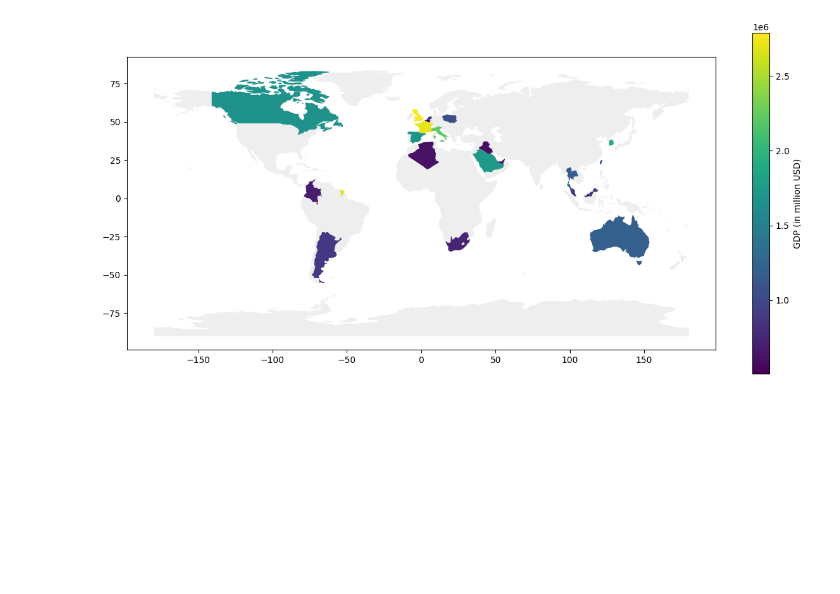
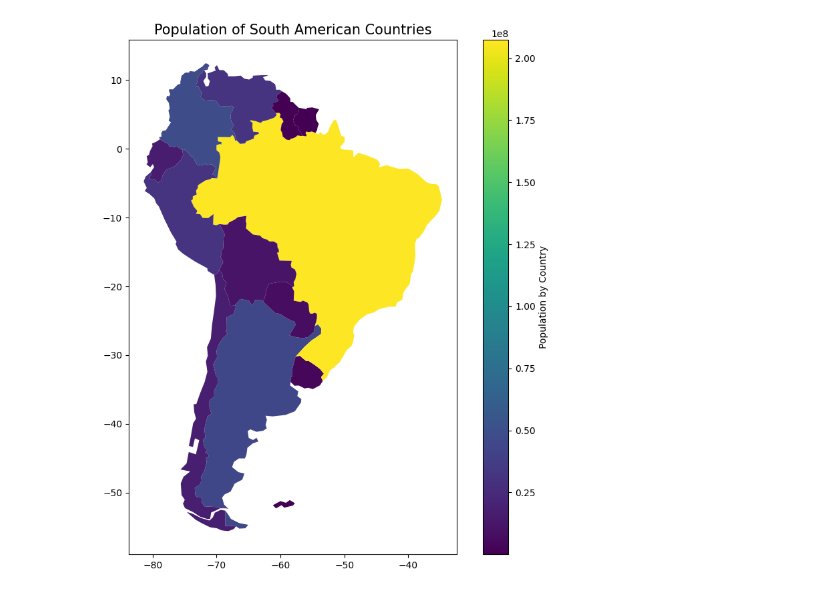
Before and after one commit to sirpoetvic/CSE163, a Jupyter notebook: Victor/CP7/test_file.ipynb, the cells around one changed output. Saved outputs shown, nothing was run; the diff lists cells and outputs as text; code cells hidden in the pictures; blank space fills up the shorter version.

```diff
--- a/Victor/CP7/test_file.ipynb
+++ b/Victor/CP7/test_file.ipynb
@@ -1,27 +1,28 @@
 # %%
 import geopandas as gpd
 import matplotlib.pyplot as plt
-import pandas as pd
 
+# Load the data
 countries = gpd.read_file("geo_data/ne_110m_admin_0_countries.shp")
-# Country considered rich if the GDP is greater than 500,000
-rich = countries["GDP_MD_EST"] >= 500000
-# Country considered small if the popoulation is less than 80,000,000
-small = countries["POP_EST"] < 80000000
-small_and_rich = countries[small & rich]
 
-# figsize 15, 7 for legibility
-fig, ax = plt.subplots(1, 1, figsize=(15, 7))
-countries.plot(color="#EEEEEE", ax=ax)
-small_and_rich.plot(
-    column="GDP_MD_EST",
+# Filter for South America
+south_america = countries[countries["CONTINENT"] == "South America"]
+
+fig, ax = plt.subplots(1, 1, figsize=(10, 10))
+# Create the plot
+ax = south_america.plot(
+    column="POP_EST",
     legend=True,
     legend_kwds={
-        "label": "GDP (in million USD)",
+        "label": "Population by Country",
         "orientation": "vertical",
-    },
-    ax=ax,
+    }, ax=ax
 )
-plt.savefig("small_and_rich.png")
+
+# Set the title
+ax.set_title("Population of South American Countries", fontsize=15)
+
+# Save the figure
+plt.savefig("south_america.png")
 # %% [output]
-[figure, old version]
+[figure, new version]
```
Also changed, not shown: 4 other files.
